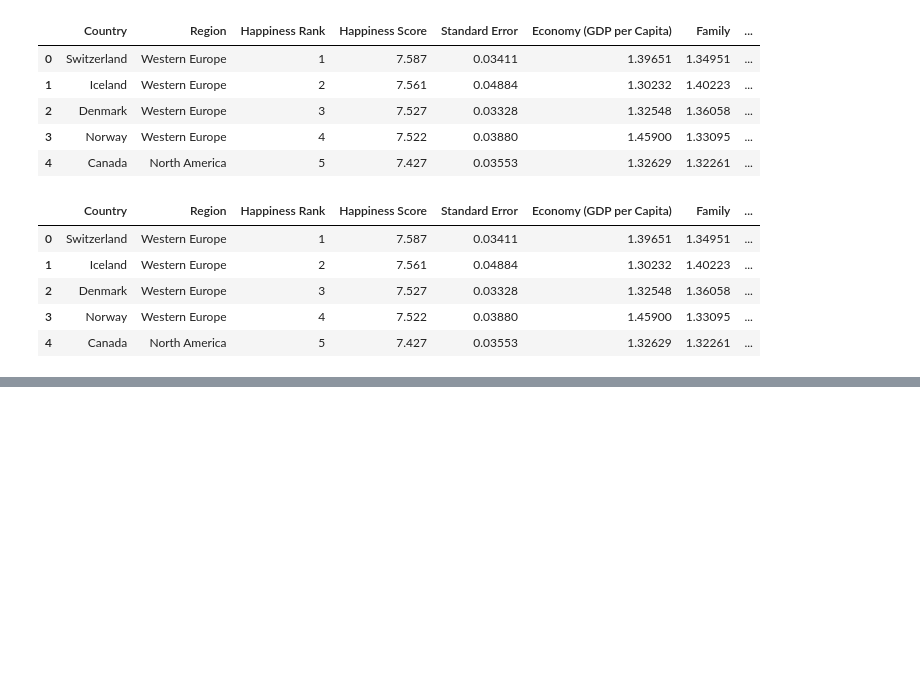
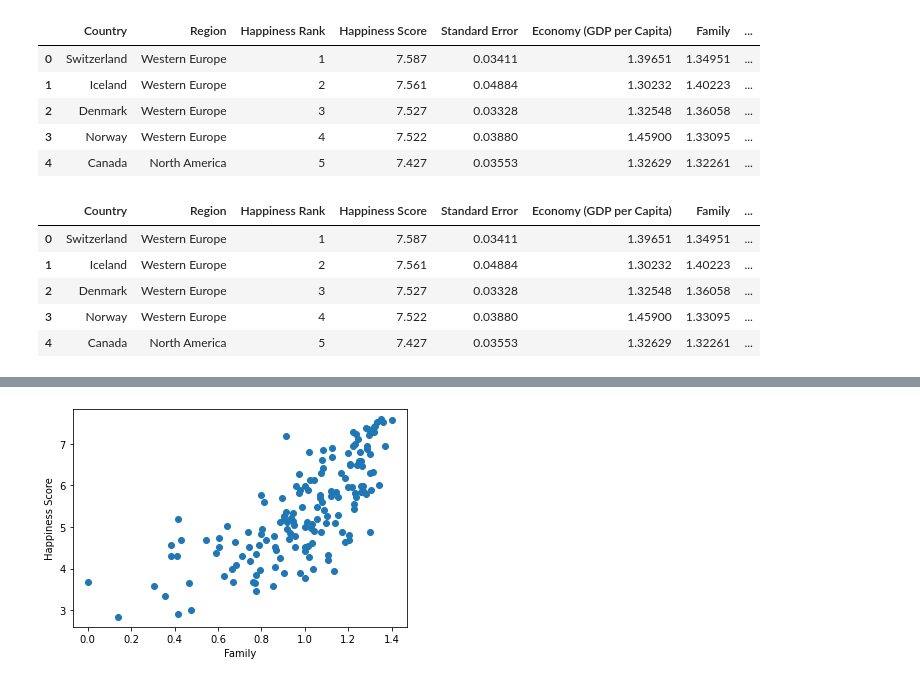
Before and after one commit to kaixuan98/world_happiness_report, a Jupyter notebook: happiness_EDA.ipynb, the cells around one changed output, grey strips where cells are left out. Drawn from its saved outputs; the diff is of its cells as text; code cells hidden in the pictures; blank space fills up the shorter version.

```diff
--- a/happiness_EDA.ipynb
+++ b/happiness_EDA.ipynb
@@ -301,0 +382,7 @@ iplot(choromap,validate=False)
+# %%
+plt.scatter(dataset_2015['Family'] , dataset_2015['Happiness Score'])
+plt.xlabel("Family")
+plt.ylabel("Happiness Score")
+plt.show()
+# %% [output]
+[figure, added]
```
Also changed, not shown: parts of 22 cells of this notebook.
